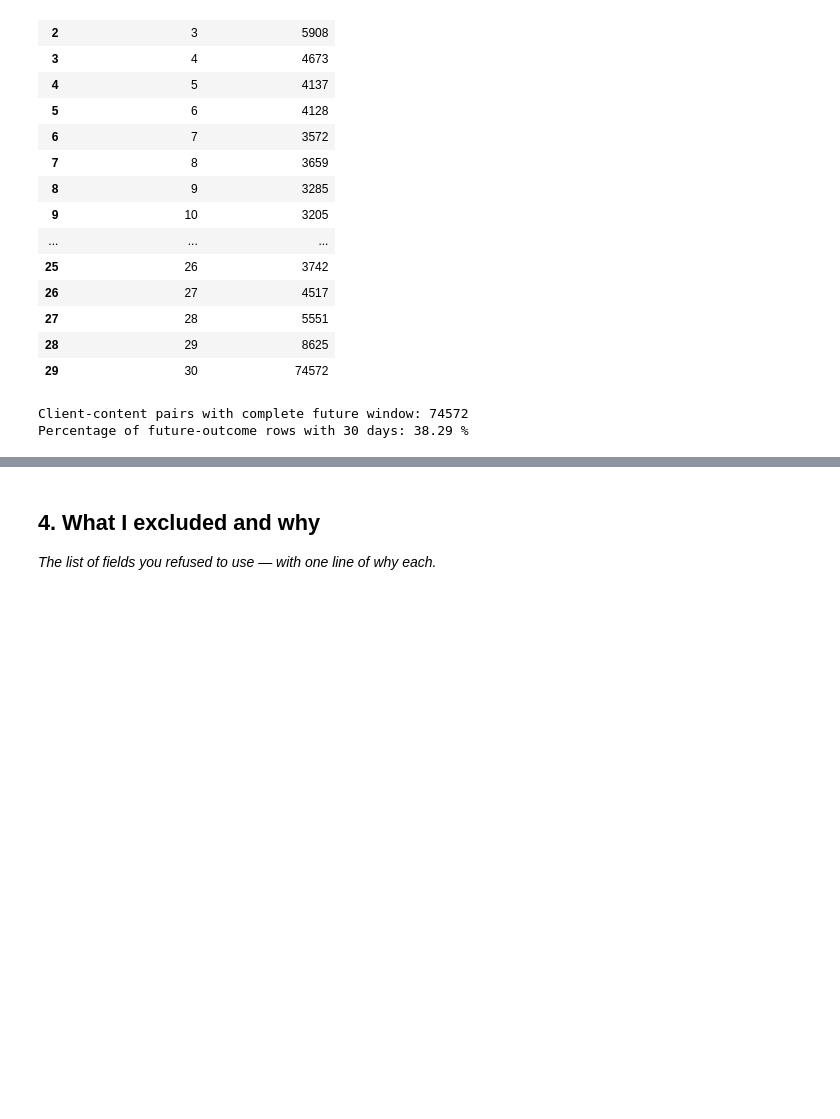
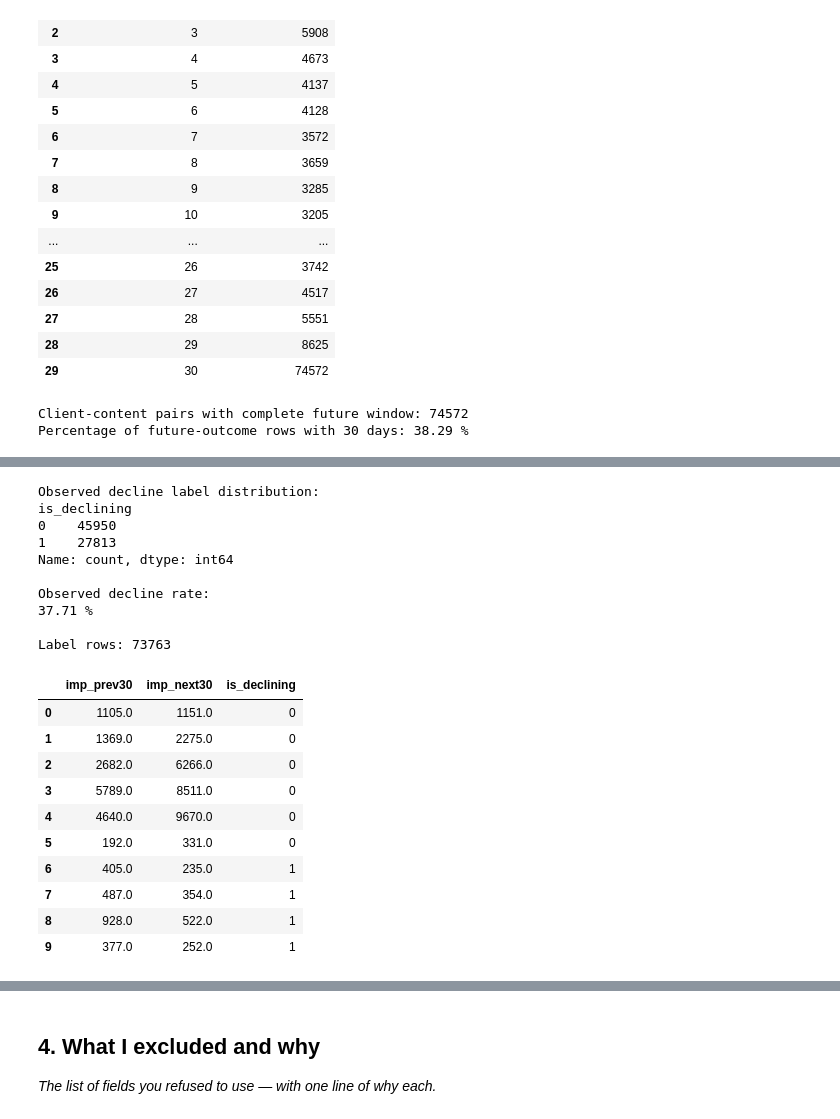
Before and after one commit to jawad-ahmed-developer/flyRank_Internship_Tasks, a Jupyter notebook: work/notebooks/w03_feature_leakage_check.ipynb, the cells around one changed output, grey strips where cells are left out. Saved outputs shown, nothing was run; the diff lists cells and outputs as text; code cells hidden in the pictures; blank space fills up the shorter version.

```diff
--- a/work/notebooks/w03_feature_leakage_check.ipynb
+++ b/work/notebooks/w03_feature_leakage_check.ipynb
@@ -715,0 +791,56 @@ Percentage of future-outcome rows with 30 days: 38.29 %
+# %%
+# Create the observed future decline label.
+# This is an outcome variable, NOT a model feature.
+
+leakage_audit["is_declining"] = (
+    leakage_audit["imp_next30"]
+    < 0.8 * leakage_audit["imp_prev30"]
+).astype(int)
+
+print("Observed decline label distribution:")
+print(
+    leakage_audit["is_declining"]
+    .value_counts()
+    .sort_index()
+)
+
+print("\nObserved decline rate:")
+print(
+    round(
+        leakage_audit["is_declining"].mean() * 100,
+        2
+    ),
+    "%"
+)
+
+print("\nLabel rows:", len(leakage_audit))
+
+leakage_audit[
+    [
+        "imp_prev30",
+        "imp_next30",
+        "is_declining"
+    ]
+].head(10)
+# %% [output]
+Observed decline label distribution:
+is_declining
+0    45950
+1    27813
+Name: count, dtype: int64
+
+Observed decline rate:
+37.71 %
+
+Label rows: 73763
+|  | imp_prev30 | imp_next30 | is_declining |
+| 0 | 1105.0 | 1151.0 | 0 |
+| 1 | 1369.0 | 2275.0 | 0 |
+| 2 | 2682.0 | 6266.0 | 0 |
+| 3 | 5789.0 | 8511.0 | 0 |
+| 4 | 4640.0 | 9670.0 | 0 |
+| 5 | 192.0 | 331.0 | 0 |
+| 6 | 405.0 | 235.0 | 1 |
+| 7 | 487.0 | 354.0 | 1 |
+| 8 | 928.0 | 522.0 | 1 |
+| 9 | 377.0 | 252.0 | 1 |
```
Also changed, not shown: parts of 13 cells of this notebook.
